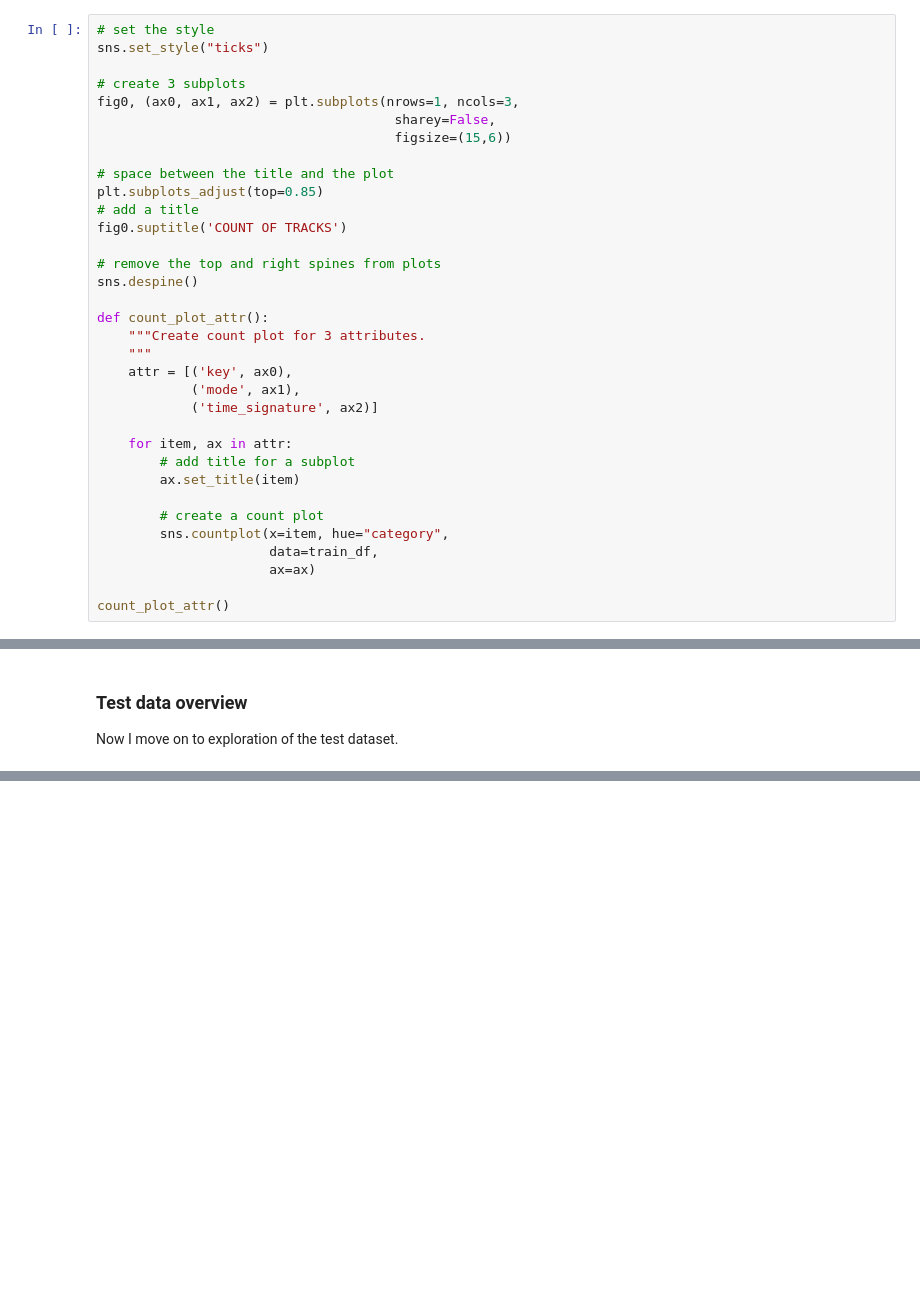
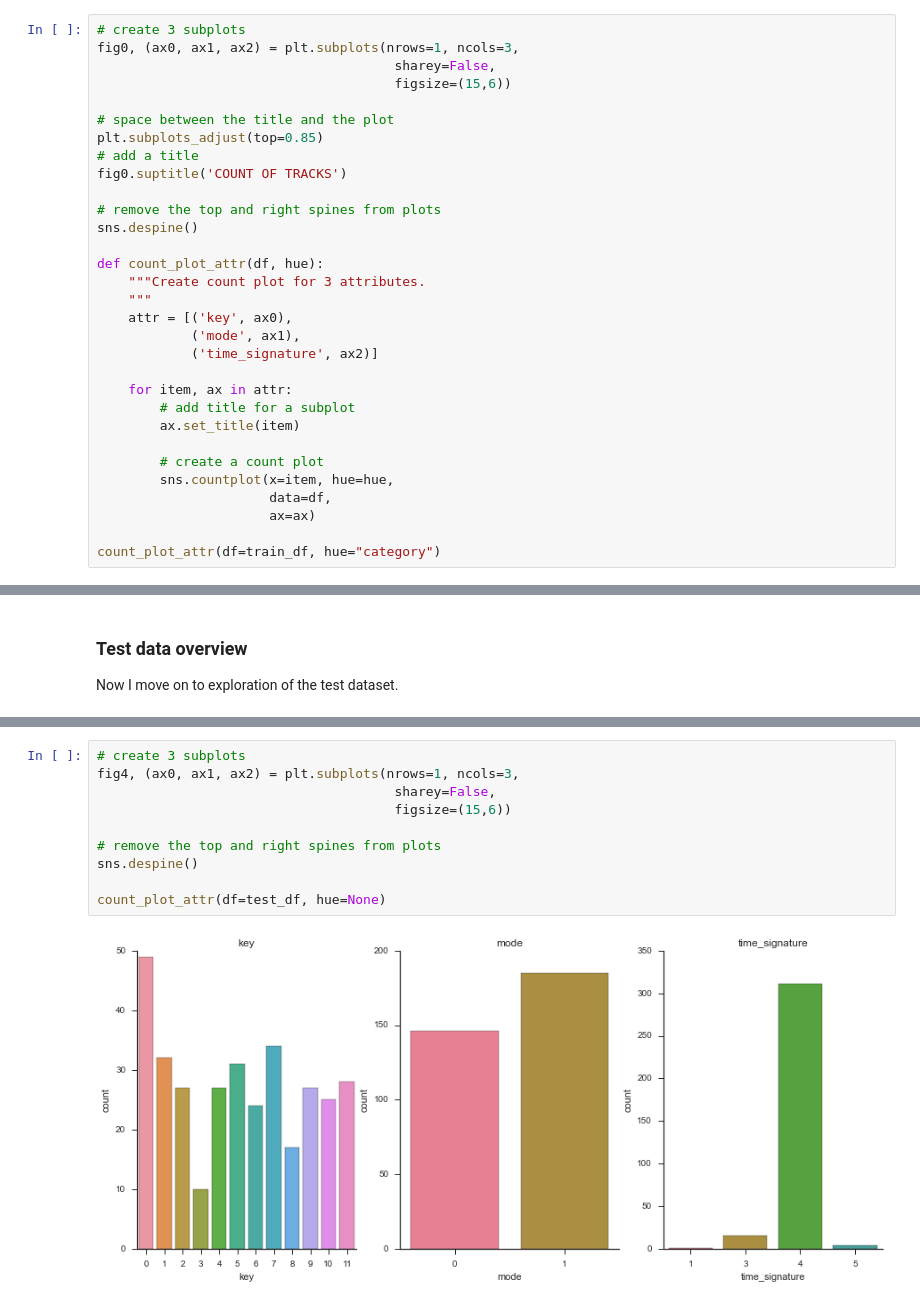
Before and after one commit to medennikova/itunes-music-analysis, a Jupyter notebook: 02_Data_Visualisation.ipynb, the cells around one changed output, grey strips where cells are left out. Drawn from its saved outputs; the diff is of its cells as text; blank space fills up the shorter version.

```diff
--- a/02_Data_Visualisation.ipynb
+++ b/02_Data_Visualisation.ipynb
@@ -97,7 +94,4 @@ The rest of attributes, "key", "mode", and "time_signature" are discrete, not co
 # %%
-# set the style
-sns.set_style("ticks")
-
 # create 3 subplots
 fig0, (ax0, ax1, ax2) = plt.subplots(nrows=1, ncols=3,
                                       sharey=False,
@@ -111,7 +105,7 @@ fig0.suptitle('COUNT OF TRACKS')
 # remove the top and right spines from plots
 sns.despine()
 
-def count_plot_attr():
+def count_plot_attr(df, hue):
     """Create count plot for 3 attributes.
     """
     attr = [('key', ax0),
@@ -123,11 +117,11 @@ def count_plot_attr():
         ax.set_title(item)
 
         # create a count plot
-        sns.countplot(x=item, hue="category",
-                      data=train_df,
+        sns.countplot(x=item, hue=hue,
+                      data=df,
                       ax=ax)
 
-count_plot_attr()
+count_plot_attr(df=train_df, hue="category")
 # %% [output]
 [figure]
 # %% [markdown]
@@ -307,0 +322,12 @@ Summary statistics:
+# %%
+# create 3 subplots
+fig4, (ax0, ax1, ax2) = plt.subplots(nrows=1, ncols=3,
+                                      sharey=False,
+                                      figsize=(15,6))
+
+# remove the top and right spines from plots
+sns.despine()
+
+count_plot_attr(df=test_df, hue=None)
+# %% [output]
+[figure, added]
```
Also changed, not shown: parts of 20 cells of this notebook, 3 other files.
